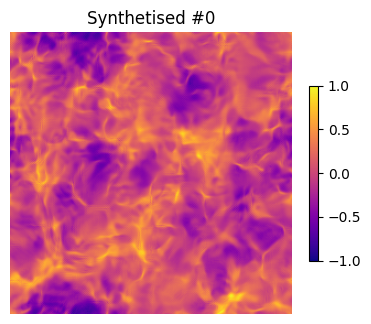
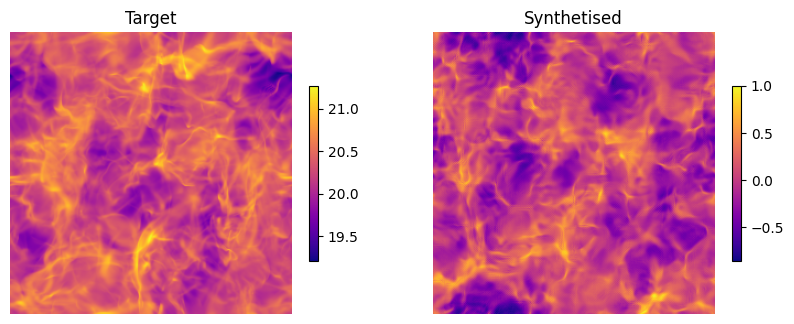
The notebook cell's code change between the first figure and the second:
--- before
+++ after
@@ -1,7 +1,14 @@
 plt.figure(figsize=(10,10))
 amp = 1
+
 plt.subplot(2,2,1)
-plt.imshow(u1.cpu().numpy(), cmap='plasma', vmin=-amp, vmax=amp)
+plt.imshow(target.array.cpu().numpy(), cmap='plasma')
 plt.colorbar(shrink=0.5)
 plt.axis('off')
-plt.title('Synthetised #0')
+plt.title('Target')
+
+plt.subplot(2,2,2)
+plt.imshow(u1.cpu().numpy(), cmap='plasma')
+plt.colorbar(shrink=0.5)
+plt.axis('off')
+plt.title('Synthetised')

Commit: mean and var at 1